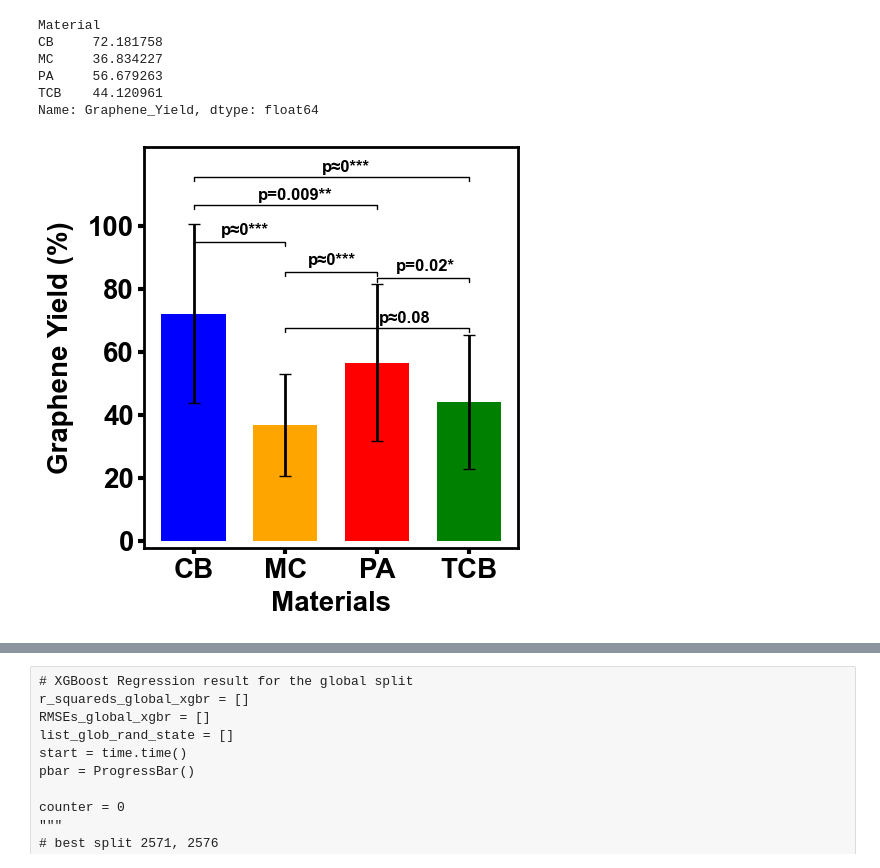
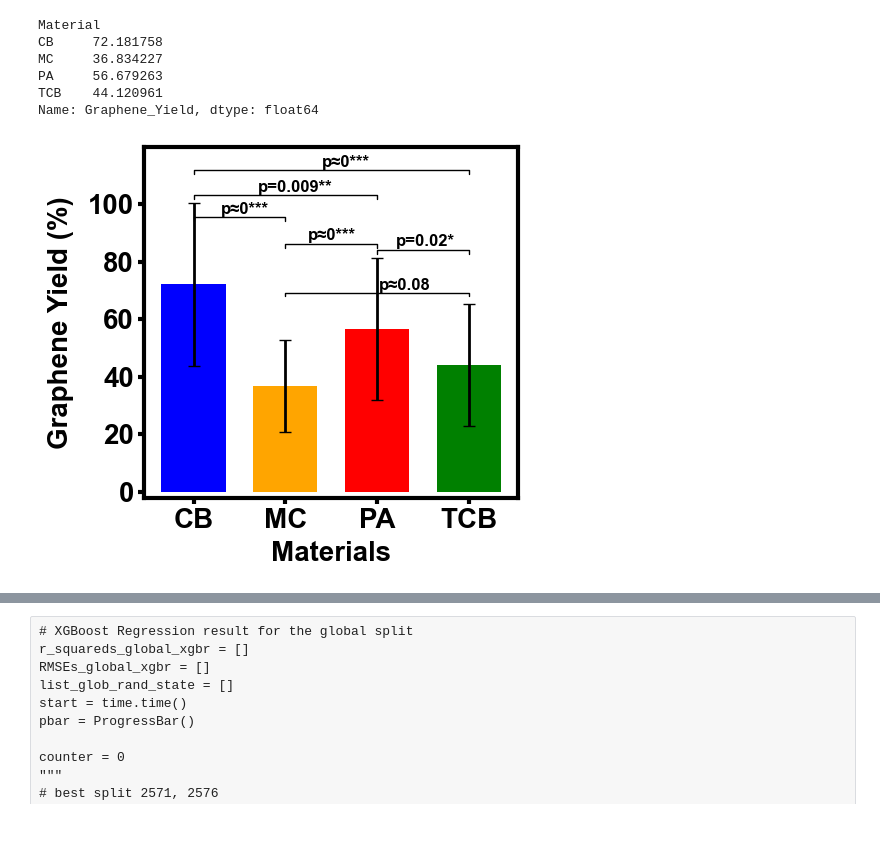
Before and after one commit to sattarik/Flash_Joule_Heating, a Jupyter notebook: whole_loop_train_test_split_Mean_publishing.ipynb, the cells around one changed output, grey strips where cells are left out. Cells and saved outputs as stored; diff of their text form; code cells hidden in the pictures; blank space fills up the shorter version.

```diff
--- a/whole_loop_train_test_split_Mean_publishing.ipynb
+++ b/whole_loop_train_test_split_Mean_publishing.ipynb
@@ -167,12 +290,12 @@ sns2.legend()
 
 groups = df_notMC.groupby(['Material'])
 
-markers = ['o', '^', 'v']
-colors=['blue', 'orange', 'green']
+markers = ['o', '*', 'v']
+colors=['royalblue', 'red', 'forestgreen']
 
 counter = 0
 for name, group in groups:
-    ax.plot(group.Norm_I_Max, group.Graphene_Yield, marker=markers[counter], alpha=0.9,
+    ax.plot(group.Norm_I_Max, group.Graphene_Yield, marker=markers[counter], alpha=0.8, color=colors[counter],
             linestyle='', ms=8, label=name)
     print (ax.artists)
     counter+=1
@@ -181,7 +304,7 @@ plt.legend(loc='lower right')
 plt.xlabel(r'I$_{Max}$ (A/g)', fontsize='20', fontname='Arial', fontweight='bold', labelpad=5)
 plt.ylabel('Graphene Yield (%)', fontsize='20', fontname='Arial', fontweight='bold', labelpad=5)
 ax.tick_params(axis='both', direction='out', length=5, width=3, colors='black', grid_alpha=0, labelsize='20')
-[i.set_linewidth(2) for i in ax.spines.values()]
+[i.set_linewidth(3) for i in ax.spines.values()]
 
 plt.tight_layout()
 plt.savefig('Imax_GY_notMC.jpeg', dpi=500)
@@ -211,7 +334,7 @@ colors=['orange',]
 
 counter = 0
 for name, group in groups:
-    ax.plot(group.Norm_I_Max, group.Graphene_Yield, marker=markers[counter], alpha=0.9,
+    ax.plot(group.Norm_I_Max, group.Graphene_Yield, marker=markers[counter], alpha=0.8, color='orange',
             linestyle='', ms=8, label=name)
     counter+=1
 plt.legend(loc='upper right')
@@ -220,7 +343,7 @@ plt.ylim(-5, 105)
 plt.xlabel(r'I$_{Max}$ (A/g)', fontsize='20', fontname='Arial', fontweight='bold', labelpad=5)
 plt.ylabel('Graphene Yield (%)', fontsize='20', fontname='Arial', fontweight='bold', labelpad=5)
 ax.tick_params(axis='both', direction='out', length=5, width=3, colors='black', grid_alpha=0, labelsize='20')
-[i.set_linewidth(2) for i in ax.spines.values()]
+[i.set_linewidth(3) for i in ax.spines.values()]
 
 plt.tight_layout()
 plt.savefig('Imax_GY_MC.jpeg', dpi=500)
@@ -241,10 +364,10 @@ plt.xlabel('Material', fontsize='20', fontname='Arial', fontweight='bold', label
 plt.ylabel('Graphene Yield (%)', fontsize='20', fontname='Arial', fontweight='bold', labelpad=0)
 
 ax.tick_params(axis='both', direction='out', length=5, width=3, colors='black', grid_alpha=0, labelsize='20')
-[i.set_linewidth(2) for i in ax.spines.values()]
+[i.set_linewidth(3) for i in ax.spines.values()]
 
 plt.tight_layout()
-plt.savefig('GY_diffMaterial.png', dpi=200)
+plt.savefig('GY_diffMaterial.jpeg', dpi=500)
 
 fvalue, pvalue = stats.f_oneway(
     df[interest].loc[df['Material']=='CB'],
@@ -261,7 +384,6 @@ fvalue, pvalue = stats.f_oneway(
     df[interest].loc[df['Material']=='TCB'],
 
 )
-
 print ('Only the difference B/W MC and TCB is not significant: ', fvalue, pvalue)
 # %% [output]
 GY is different for different material:  21.418942989646055 8.294709255926139e-12
@@ -289,7 +447,7 @@ err_kwargs = {'zorder':5,'fmt':'none','linewidth':2,'ecolor':'k'}  #for matplotl
 Ra_means = df.groupby('Material').mean()['Graphene_Yield'].values
 Ra_std = df.groupby('Material').std()['Graphene_Yield'].values
 
-fig, ax = plt.subplots(figsize=(5, 5))
+fig, ax = plt.subplots(figsize=(5, 4.5))
 ax.tick_params(axis='x', length=4, width=3, colors='black', grid_alpha=0, labelsize='20')
 ax.tick_params(axis='y', length=4, width=3, colors='black', grid_alpha=0, labelsize='20')
 
@@ -318,47 +476,47 @@ def label_diff(i, j, text, X, Y, count):
                  'shrinkA':17,'shrinkB':17,'linewidth':1}
 
     if count==0:
-        ax.annotate(text, xy=(x-0.2,y+25), zorder=10, fontsize=12)
+        ax.annotate(text, xy=(x-0.2,y+24.5), zorder=10, fontsize=12, fontweight='bold')
         ax.annotate('', xy=(X[i], y+14), xytext=(X[j], y+14), arrowprops=props0)
     elif count==1:
-        ax.annotate(text, xy=(x-0.3,y+36), zorder=10, fontsize=12)
-        ax.annotate('', xy=(X[i], y+17), xytext=(X[j], y+17), arrowprops=props1)
+        ax.annotate(text, xy=(x-0.3,y+32), zorder=10, fontsize=12, fontweight='bold')
+        ax.annotate('', xy=(X[i], y+12), xytext=(X[j], y+12), arrowprops=props1)
     elif count==2:
-        ax.annotate(text, xy=(x-0.1,y+45), zorder=1, fontsize=12)
-        ax.annotate('', xy=(X[i], y+17), xytext=(X[j], y+17), arrowprops=props2)
+        ax.annotate(text, xy=(x-0.1,y+41), zorder=1, fontsize=12, fontweight='bold')
+        ax.annotate('', xy=(X[i], y+11), xytext=(X[j], y+11), arrowprops=props2)
     elif count==3:
-        ax.annotate(text, xy=(x-0.25,y+31), zorder=10, fontsize=12)
+        ax.annotate(text, xy=(x-0.25,y+31), zorder=10, fontsize=12, fontweight='bold')
         ax.annotate('', xy=(X[i], y+20), xytext=(X[j], y+20), arrowprops=props3)
     elif count==4:
-        ax.annotate(text, xy=(x+0.02,y+25), zorder=10, fontsize=12)
+        ax.annotate(text, xy=(x+0.02,y+26), zorder=10, fontsize=12, fontweight='bold')
         ax.annotate('', xy=(X[i], y+6), xytext=(X[j], y+6), arrowprops=props4)
     else:
-        ax.annotate(text, xy=(x-0.3,y+29), zorder=10, fontsize=12)
+        ax.annotate(text, xy=(x-0.3,y+29), zorder=10, fontsize=12, fontweight='bold')
         ax.annotate('', xy=(X[i], y+18), xytext=(X[j], y+18), arrowprops=props5)
 
 # Call the function
 
 label_diff(0, 1,'p≈0***', ind, Ra_means, 0)
 label_diff(0, 2,'p=0.009**', ind, Ra_means, 1)
 label_diff(0, 3,'p≈0***', ind, Ra_means, 2)
 label_diff(1, 2,'p≈0***', ind, Ra_means, 3)
 label_diff(1, 3,'p≈0.08', ind, Ra_means, 4)
 label_diff(2, 3,'p=0.02*', ind, Ra_means, 5)
 
 #label_diff(1, 3,'p < 0.001***',ind, Ra_means)
 #label_diff(2,3,'p=0.0025',ind,Ra_means)
 
 plt.xlabel('Materials', fontsize='20', fontname='Arial', fontweight='bold', labelpad=5)
 plt.ylabel('Graphene Yield (%)', fontsize='20', fontname='Arial', fontweight='bold', labelpad=10)
 
-[i.set_linewidth(2) for i in ax.spines.values()]
+[i.set_linewidth(3) for i in ax.spines.values()]
 
-plt.ylim(ymax=125)
+plt.ylim(ymax=120)
 plt.ylim(ymin=-2)
 plt.yticks((0, 20, 40, 60, 80, 100))
 plt.xticks(ind, labels, color='k')
 plt.tight_layout()
 
-plt.savefig ('GY_diffMaterial_pval.png', dpi=500)
+plt.savefig ('GY_diffMaterial_pval.jpeg', dpi=500)
 # %% [output]
-[figure, old version]
+[figure, new version]
```
Also changed, not shown: parts of 40 cells of this notebook, 37 other files.
